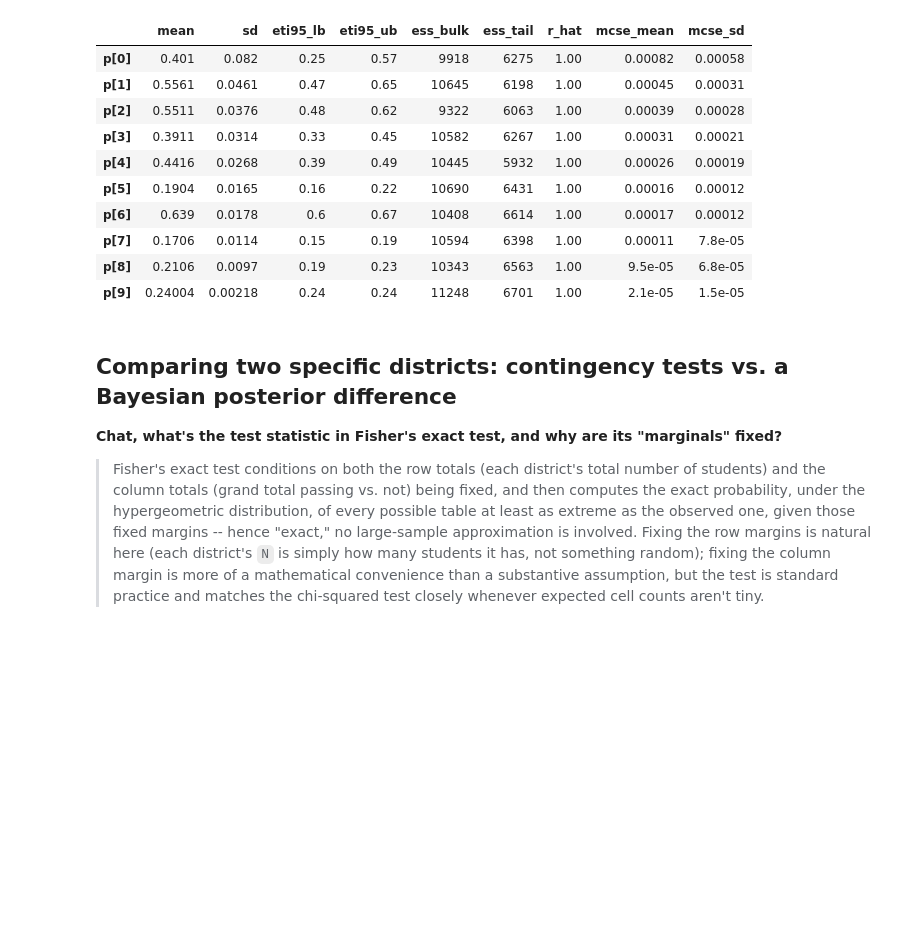
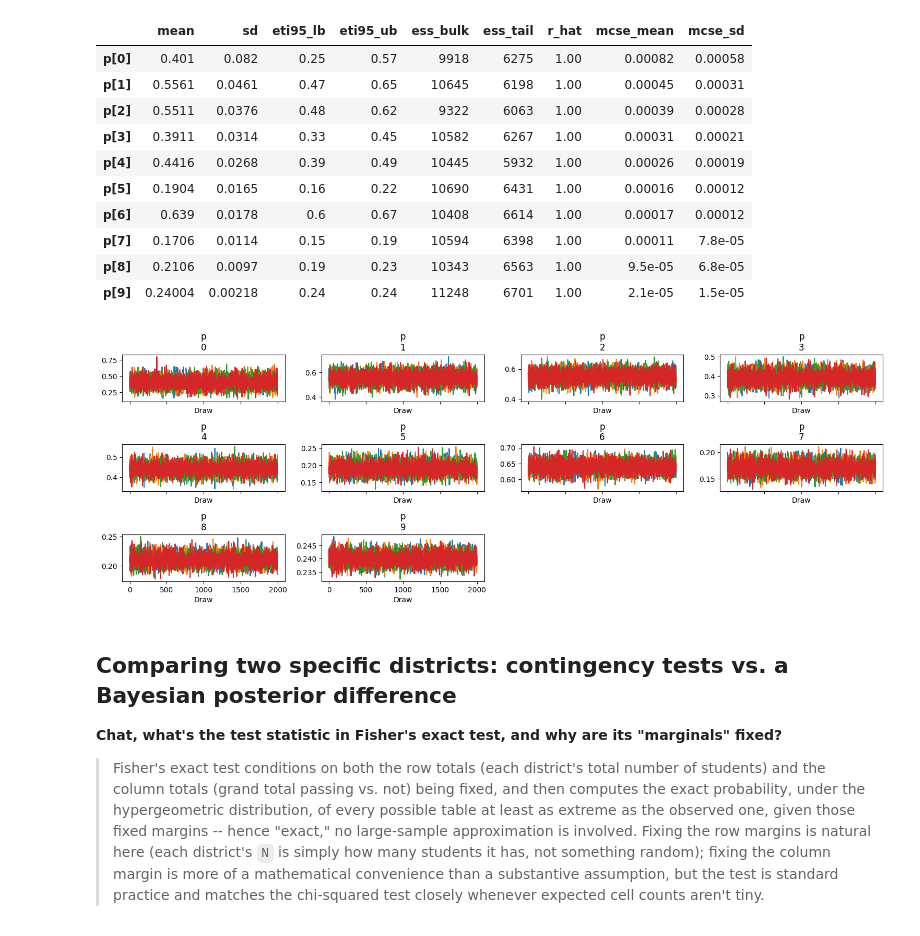
Before and after one commit to yaeldorin-glitch/Statistics-applications, a Jupyter notebook: 1_bayes_vs_frequentist/1_bayes_vs_frequentist_school_pass_rates.ipynb, the cells around one changed output. Saved outputs shown, nothing was run; the diff lists cells and outputs as text; code cells hidden in the pictures; blank space fills up the shorter version.

```diff
--- a/1_bayes_vs_frequentist/1_bayes_vs_frequentist_school_pass_rates.ipynb
+++ b/1_bayes_vs_frequentist/1_bayes_vs_frequentist_school_pass_rates.ipynb
@@ -506,6 +509,12 @@ Sampling 4 chains for 1_000 tune and 2_000 draw iterations (4_000 + 8_000 draws
 | p[7] | 0.1706 | 0.0114 | 0.15 | 0.19 | 10594 | 6398 | 1.00 | 0.00011 | 7.8e-05 |
 | p[8] | 0.2106 | 0.0097 | 0.19 | 0.23 | 10343 | 6563 | 1.00 | 9.5e-05 | 6.8e-05 |
 | p[9] | 0.24004 | 0.00218 | 0.24 | 0.24 | 11248 | 6701 | 1.00 | 2.1e-05 | 1.5e-05 |
+# %%
+az.plot_trace(idata_ind, var_names=["p"])
+plt.tight_layout()
+plt.show()
+# %% [output]
+[figure, added]
 # %% [markdown]
 ## Comparing two specific districts: contingency tests vs. a Bayesian posterior difference
 
```
Also changed, not shown: parts of 7 cells of this notebook, 4 other files.
